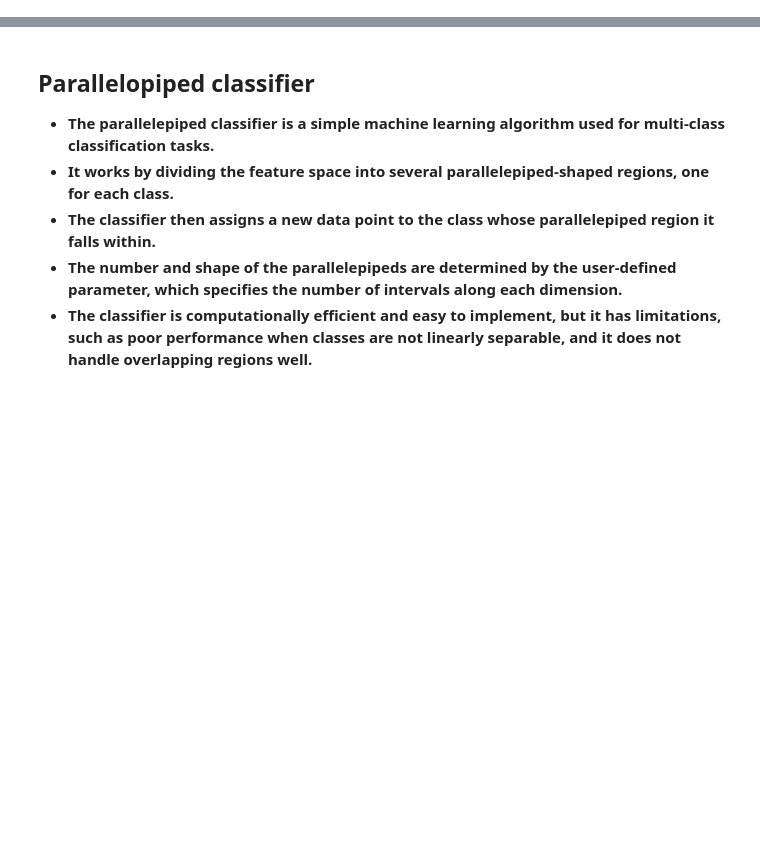
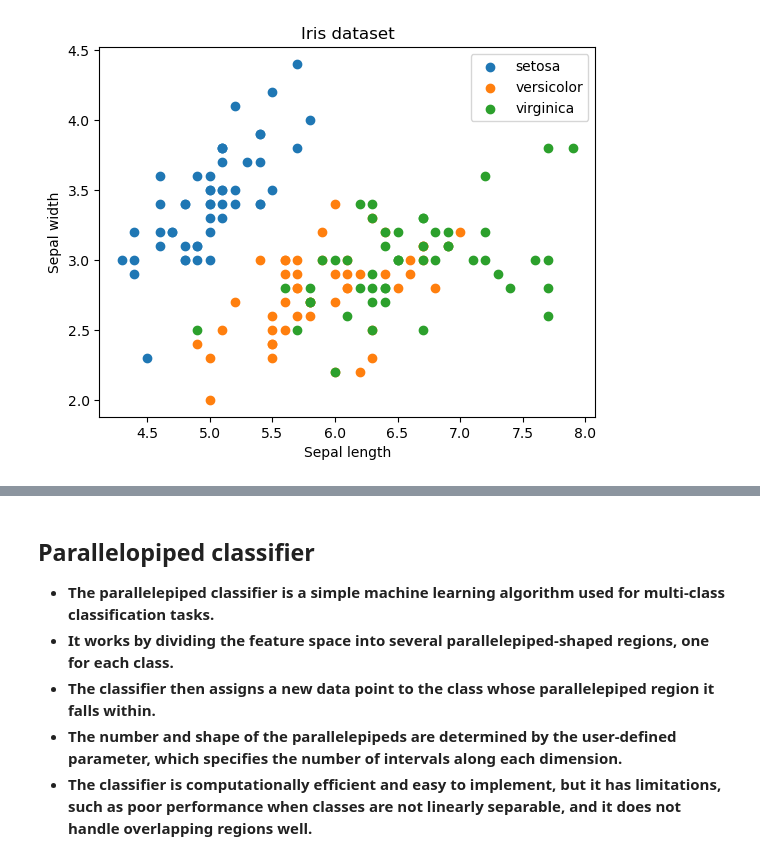
Before and after one commit to foobar41/Machine-Learning-assign, a Jupyter notebook: classification/classify_parallelopiped.ipynb, the cells around one changed output, grey strips where cells are left out. Saved outputs shown, nothing was run; the diff lists cells and outputs as text; code cells hidden in the pictures; blank space fills up the shorter version.

```diff
--- a/classification/sklearn_parallelopiped.ipynb
+++ b/classification/classify_parallelopiped.ipynb
@@ -0,0 +6,4 @@
+# %%
+from sklearn.datasets import load_iris
+iris = load_iris()
+iris.keys()
@@ -0,0 +35,17 @@
+# %%
+import matplotlib.pyplot as plt
+
+# Plot each class with different colors
+for i in range(iris.target_names.shape[0]):
+    plt.scatter(iris.data[iris.target==i, 0], iris.data[iris.target==i, 1], label=iris.target_names[i])
+
+# Set plot labels
+plt.xlabel('Sepal length')
+plt.ylabel('Sepal width')
+plt.title('Iris dataset')
+
+# Show plot
+plt.legend()
+plt.show()
+# %% [output]
+[figure, added]
```
Also changed, not shown: parts of 10 cells of this notebook, 12 other files.
